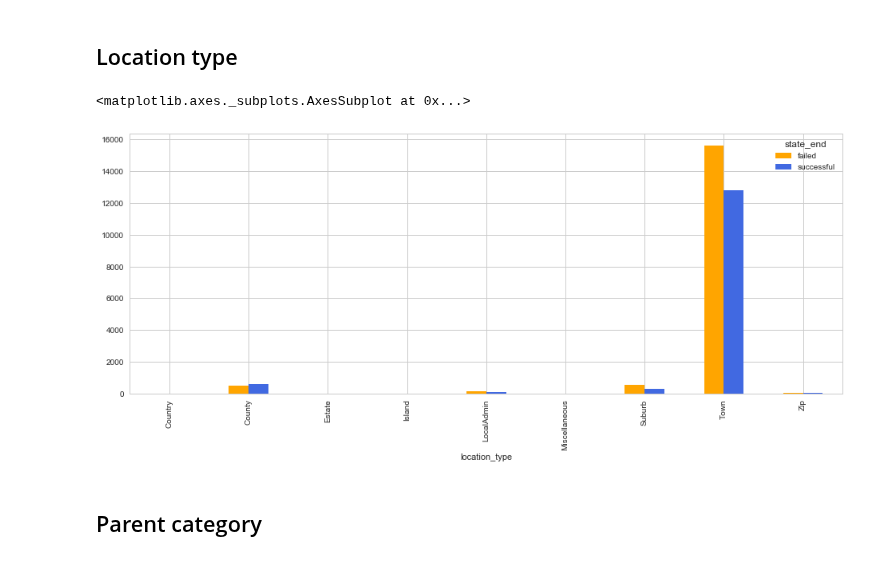
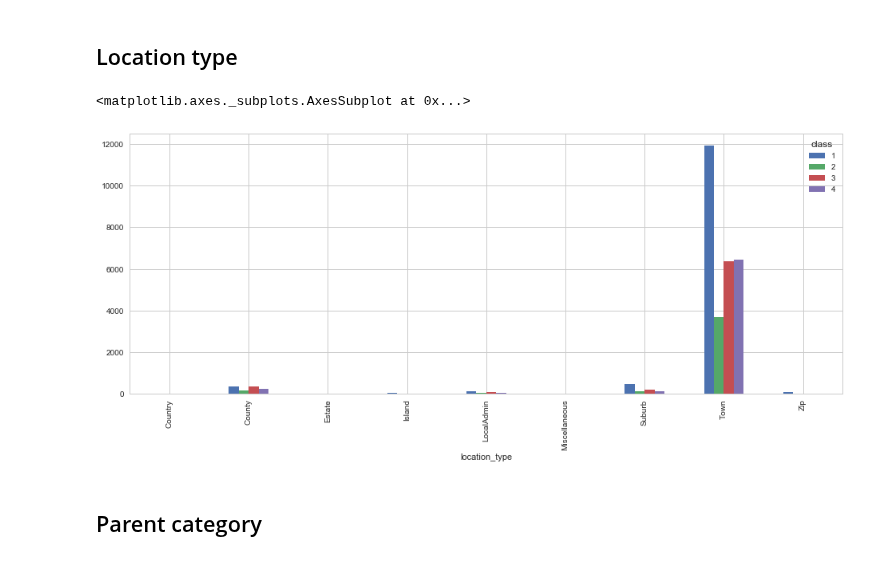
Before and after one commit to blanarik/kickstarter_success_prediction, a Jupyter notebook: 05_Kickstarter_data_integration_and_exploratory_data_analysis_of_merged_dataset.ipynb, the cells around one changed output. Saved outputs shown, nothing was run; the diff lists cells and outputs as text; code cells hidden in the pictures.

```diff
--- a/05_Kickstarter_data_integration_and_exploratory_data_analysis_of_merged_dataset.ipynb
+++ b/05_Kickstarter_data_integration_and_exploratory_data_analysis_of_merged_dataset.ipynb
@@ -854,10 +891,10 @@ pd.crosstab(index=df["country"], columns=df['state_end']).plot.bar(stacked=False
 # %% [markdown]
 ## Location type
 # %%
-pd.crosstab(index=df["location_type"], columns=df['state_end']).plot.bar(stacked=False, color=['orange', 'royalblue'])
+pd.crosstab(index=df["location_type"], columns=df['class']).plot.bar(stacked=False)
 # %% [output]
 <matplotlib.axes._subplots.AxesSubplot at 0x...>
-[figure, old version]
+[figure, new version]
 # %% [markdown]
 ## Parent category
 # %%
```
Also changed, not shown: parts of 47 cells of this notebook.
